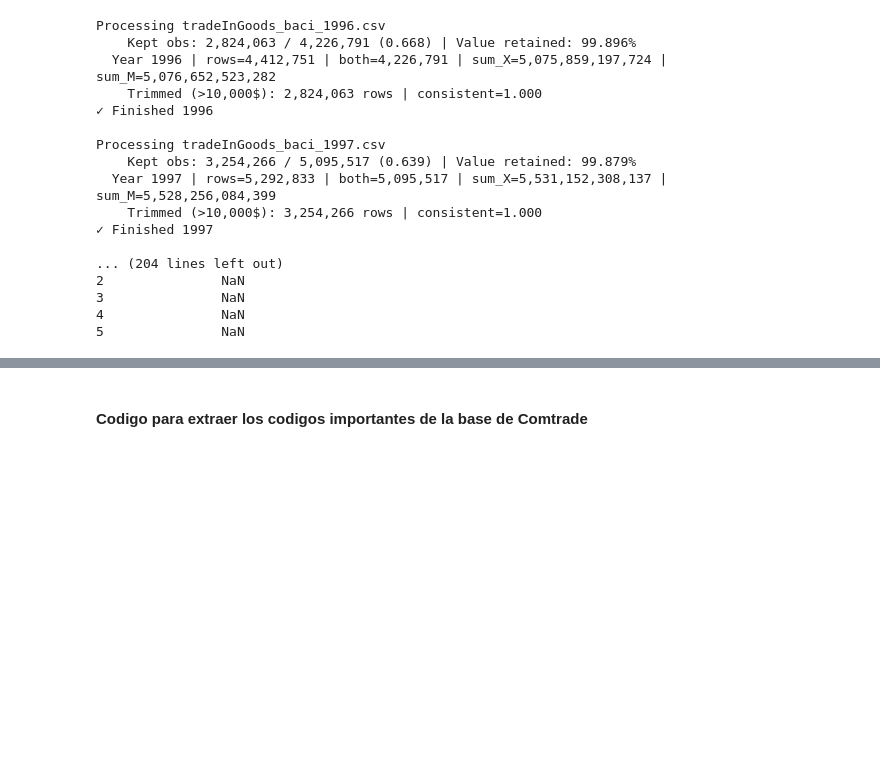
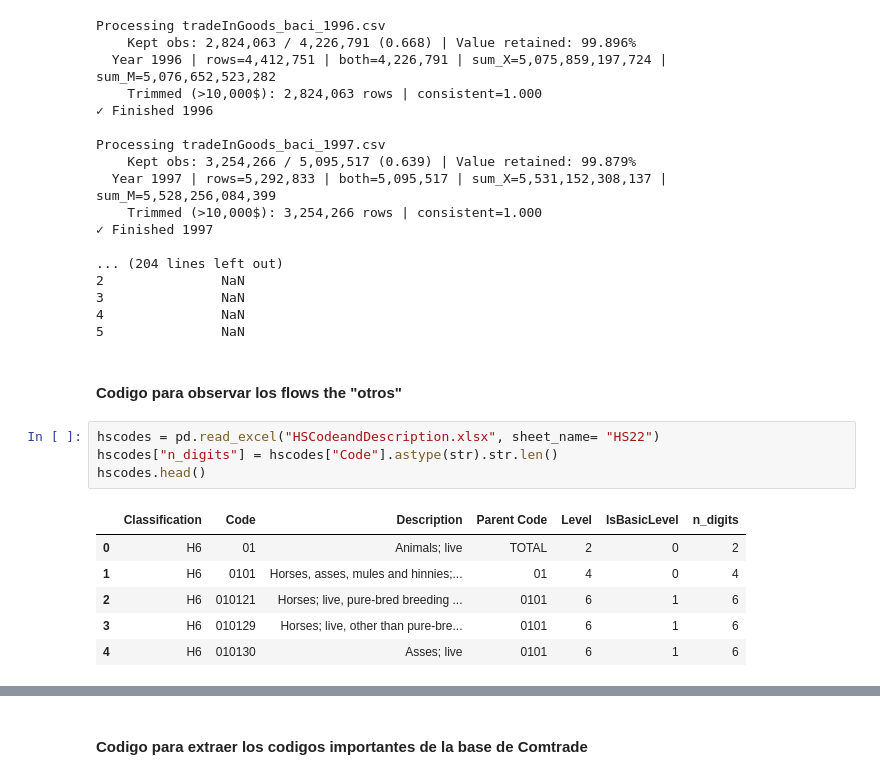
Before and after one commit to DavidAFG/Trade_Bid, a Jupyter notebook: two_digit_comp.ipynb, the cells around one changed output, grey strips where cells are left out. Drawn from its saved outputs; the diff is of its cells as text; blank space fills up the shorter version.

Commit message:
Added a dictionary with each HS code that has "other" added some codes that we can use to check different string specifications. Alternatives going forward is checking the las t2 digits if 99

```diff
--- a/two_digit_comp.ipynb
+++ b/two_digit_comp.ipynb
@@ -1035,3 +1035,19 @@ Processing tradeInGoods_baci_1997.csv
 3               NaN
 4               NaN
 5               NaN
+# %% [markdown]
+
+
+
+#### Codigo para observar los flows the "otros"
+# %%
+hscodes = pd.read_excel("HSCodeandDescription.xlsx", sheet_name= "HS22")
+hscodes["n_digits"] = hscodes["Code"].astype(str).str.len()
+hscodes.head()
+# %% [output]
+|  | Classification | Code | Description | Parent Code | Level | IsBasicLevel | n_digits |
+| 0 | H6 | 01 | Animals; live | TOTAL | 2 | 0 | 2 |
+| 1 | H6 | 0101 | Horses, asses, mules and hinnies;... | 01 | 4 | 0 | 4 |
+| 2 | H6 | 010121 | Horses; live, pure-bred breeding ... | 0101 | 6 | 1 | 6 |
+| 3 | H6 | 010129 | Horses; live, other than pure-bre... | 0101 | 6 | 1 | 6 |
+| 4 | H6 | 010130 | Asses; live | 0101 | 6 | 1 | 6 |
```
Also changed, not shown: parts of 2 cells of this notebook, 1 other file.
